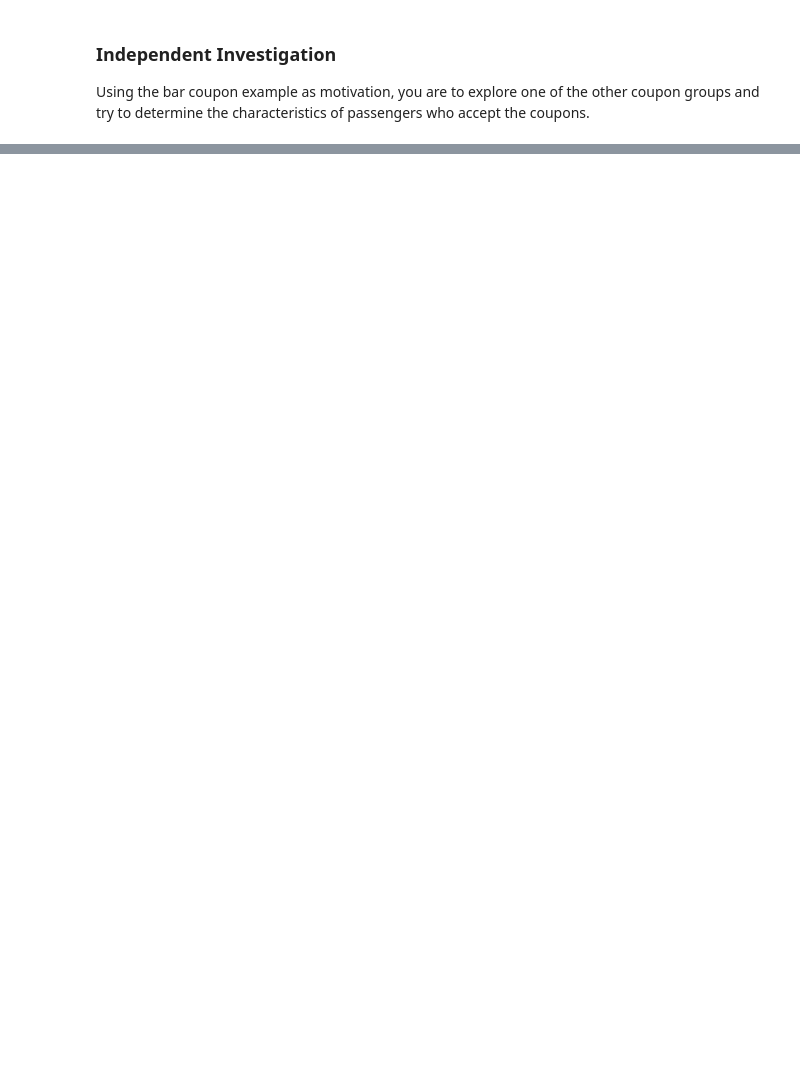
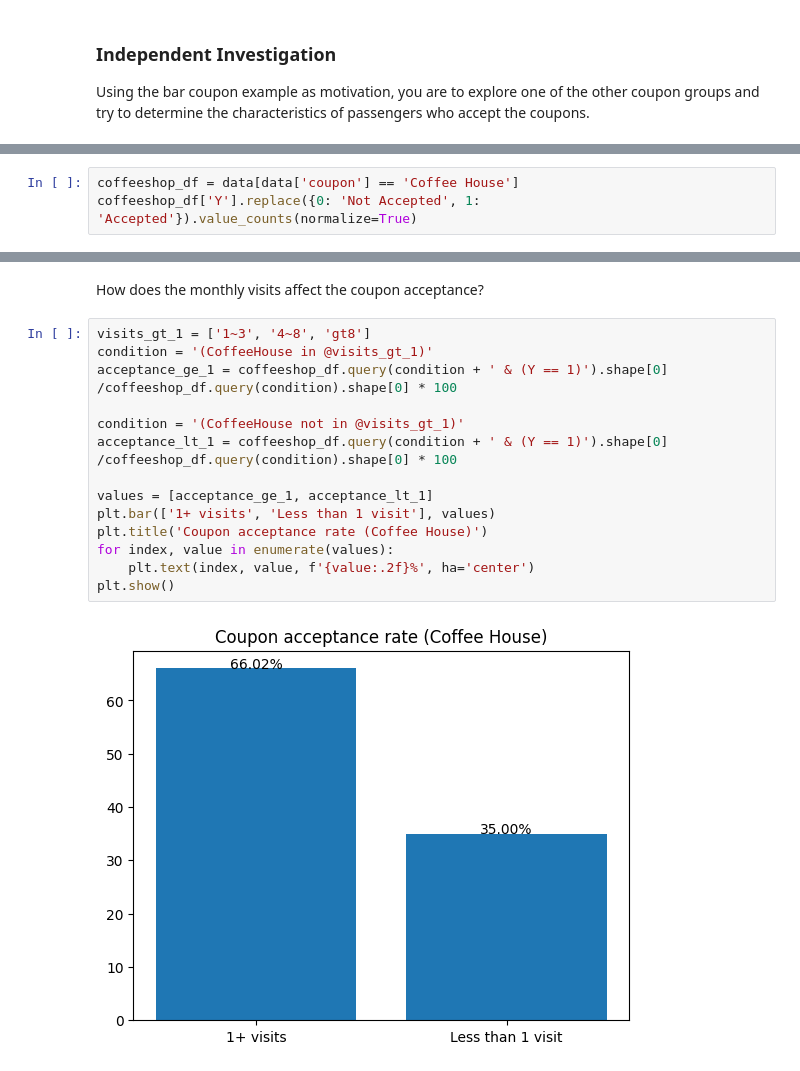
Before and after one commit to kcthota/AIML-coupon-exercise, a Jupyter notebook: prompt.ipynb, the cells around one changed output, grey strips where cells are left out. Cells and saved outputs as stored; diff of their text form; blank space fills up the shorter version.

Commit message:
CoffeeHouse analysis

```diff
--- a/prompt.ipynb
+++ b/prompt.ipynb
@@ -239,0 +345,3 @@ Using the bar coupon example as motivation, you are to explore one of the other
+# %%
+coffeeshop_df = data[data['coupon'] == 'Coffee House']
+coffeeshop_df['Y'].replace({0: 'Not Accepted', 1: 'Accepted'}).value_counts(normalize=True)
@@ -239,0 +375,18 @@ Using the bar coupon example as motivation, you are to explore one of the other
+# %% [markdown]
+How does the monthly visits affect the coupon acceptance?
+# %%
+visits_gt_1 = ['1~3', '4~8', 'gt8']
+condition = '(CoffeeHouse in @visits_gt_1)'
+acceptance_ge_1 = coffeeshop_df.query(condition + ' & (Y == 1)').shape[0] /coffeeshop_df.query(condition).shape[0] * 100
+
+condition = '(CoffeeHouse not in @visits_gt_1)'
+acceptance_lt_1 = coffeeshop_df.query(condition + ' & (Y == 1)').shape[0] /coffeeshop_df.query(condition).shape[0] * 100
+
+values = [acceptance_ge_1, acceptance_lt_1]
+plt.bar(['1+ visits', 'Less than 1 visit'], values)
+plt.title('Coupon acceptance rate (Coffee House)')
+for index, value in enumerate(values):
+    plt.text(index, value, f'{value:.2f}%', ha='center')
+plt.show()
+# %% [output]
+[figure, added]
```
Also changed, not shown: parts of 29 cells of this notebook.
